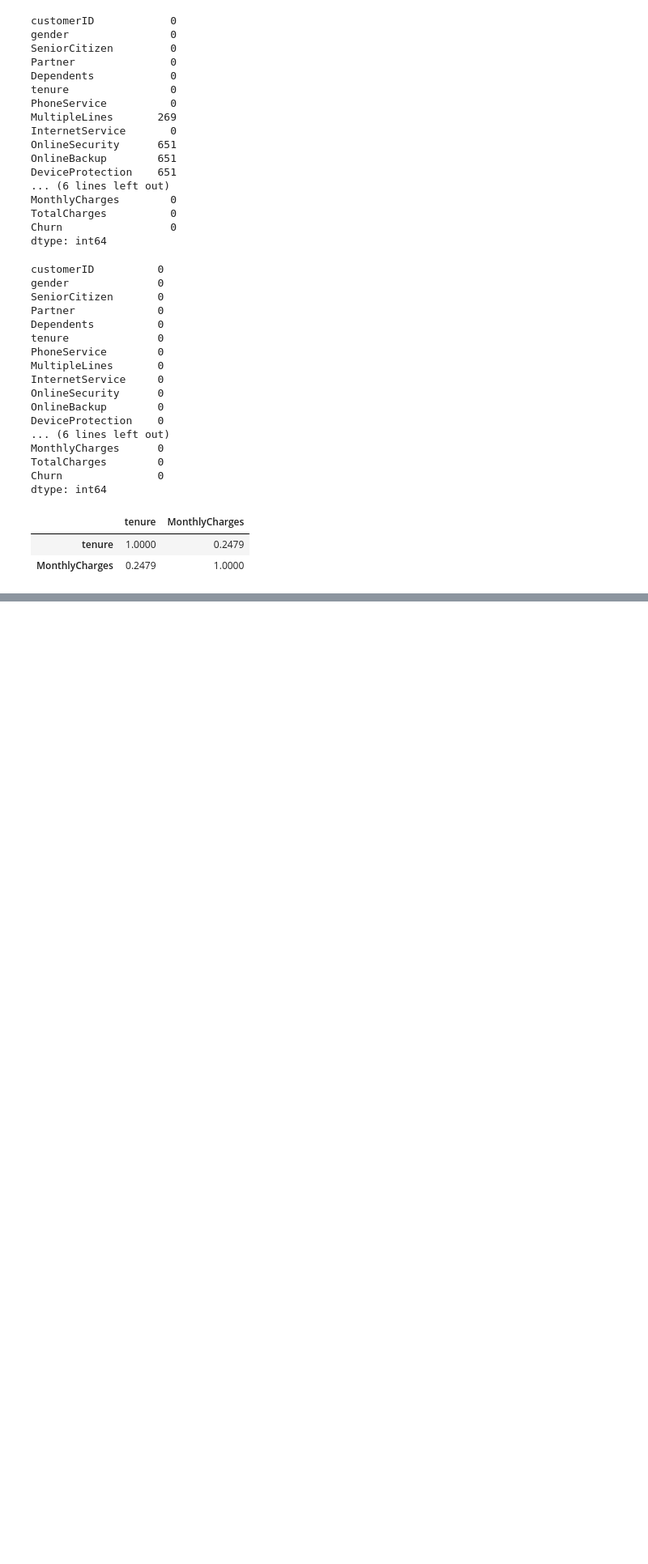
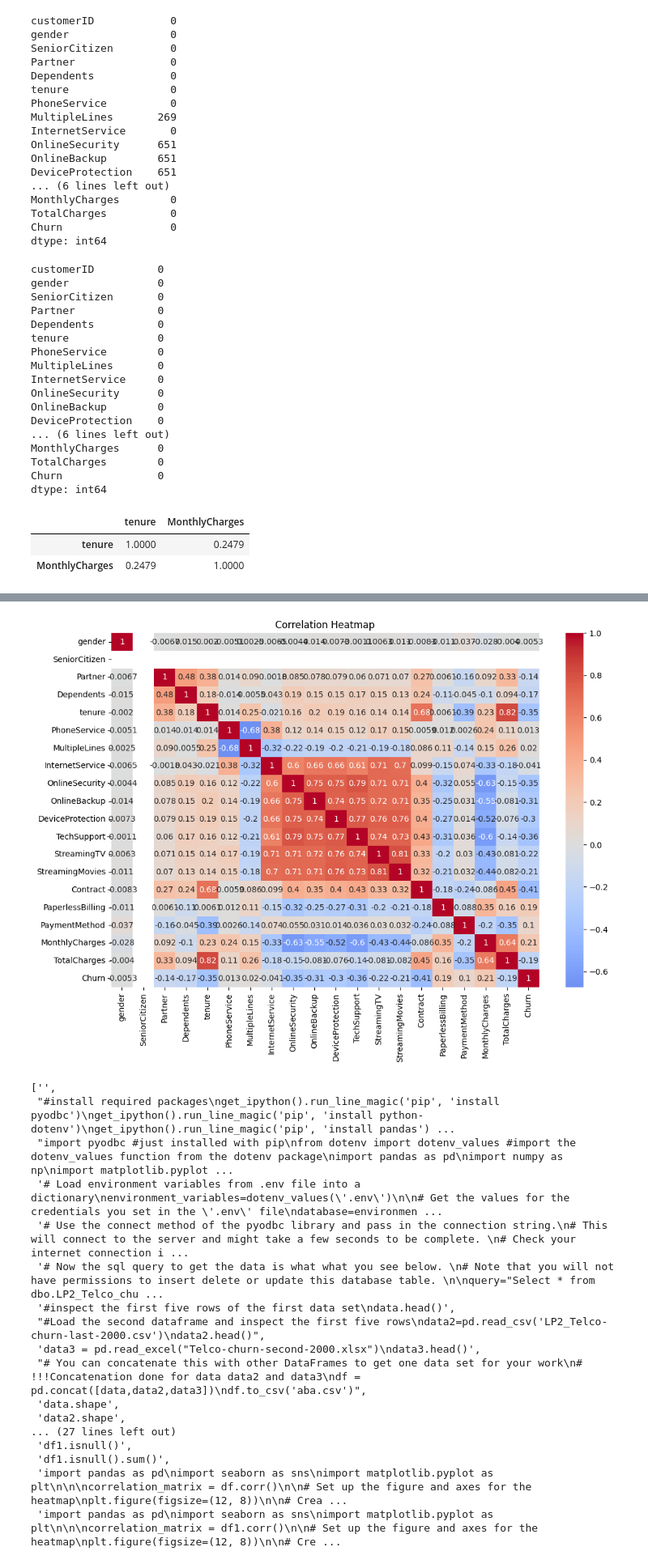
Before and after one commit to Keganwealths/LP2, a Jupyter notebook: Classification_project.ipynb, the cells around one changed output, grey strips where cells are left out. Shown at 81% size. Cells and saved outputs as stored; diff of their text form; code cells hidden in the pictures; blank space fills up the shorter version.

Commit message:
Visualize correlation Matrix

```diff
--- a/Classification_project.ipynb
+++ b/Classification_project.ipynb
@@ -342,0 +433,9 @@ df
+# %%
+import pandas as pd
+
+
+column_to_drop = 'customerID'
+df1 = df.drop(columns=[column_to_drop])
+
+
+print(df1)
@@ -342,0 +500,38 @@ df
+# %%
+import pandas as pd
+import seaborn as sns
+import matplotlib.pyplot as plt
+
+
+correlation_matrix = df1.corr()
+
+# Set up the figure and axes for the heatmap
+plt.figure(figsize=(12, 8))
+
+# Create a heatmap using Seaborn
+sns.heatmap(correlation_matrix, annot=True, cmap='coolwarm', center=0)
+
+# Set the title of the plot
+plt.title("Correlation Heatmap")
+
+# Display the plot
+plt.show()
+# %% [output]
+[figure, added]
+['',
+ "#install required packages\nget_ipython().run_line_magic('pip', 'install pyodbc')\nget_ipython().run_line_magic('pip', 'install python-dotenv')\nget_ipython().run_line_magic('pip', 'install pandas') ...
+ "import pyodbc #just installed with pip\nfrom dotenv import dotenv_values #import the dotenv_values function from the dotenv package\nimport pandas as pd\nimport numpy as np\nimport matplotlib.pyplot ...
+ '# Load environment variables from .env file into a dictionary\nenvironment_variables=dotenv_values(\'.env\')\n\n# Get the values for the credentials you set in the \'.env\' file\ndatabase=environmen ...
+ '# Use the connect method of the pyodbc library and pass in the connection string.\n# This will connect to the server and might take a few seconds to be complete. \n# Check your internet connection i ...
+ '# Now the sql query to get the data is what what you see below. \n# Note that you will not have permissions to insert delete or update this database table. \n\nquery="Select * from dbo.LP2_Telco_chu ...
+ '#inspect the first five rows of the first data set\ndata.head()',
+ "#Load the second dataframe and inspect the first five rows\ndata2=pd.read_csv('LP2_Telco-churn-last-2000.csv')\ndata2.head()",
+ 'data3 = pd.read_excel("Telco-churn-second-2000.xlsx")\ndata3.head()',
+ "# You can concatenate this with other DataFrames to get one data set for your work\n# !!!Concatenation done for data data2 and data3\ndf = pd.concat([data,data2,data3])\ndf.to_csv('aba.csv')",
+ 'data.shape',
+ 'data2.shape',
+... (27 lines left out)
+ 'df1.isnull()',
+ 'df1.isnull().sum()',
+ 'import pandas as pd\nimport seaborn as sns\nimport matplotlib.pyplot as plt\n\n\ncorrelation_matrix = df.corr()\n\n# Set up the figure and axes for the heatmap\nplt.figure(figsize=(12, 8))\n\n# Crea ...
+ 'import pandas as pd\nimport seaborn as sns\nimport matplotlib.pyplot as plt\n\n\ncorrelation_matrix = df1.corr()\n\n# Set up the figure and axes for the heatmap\nplt.figure(figsize=(12, 8))\n\n# Cre ...
```
Also changed, not shown: parts of 9 cells of this notebook.
